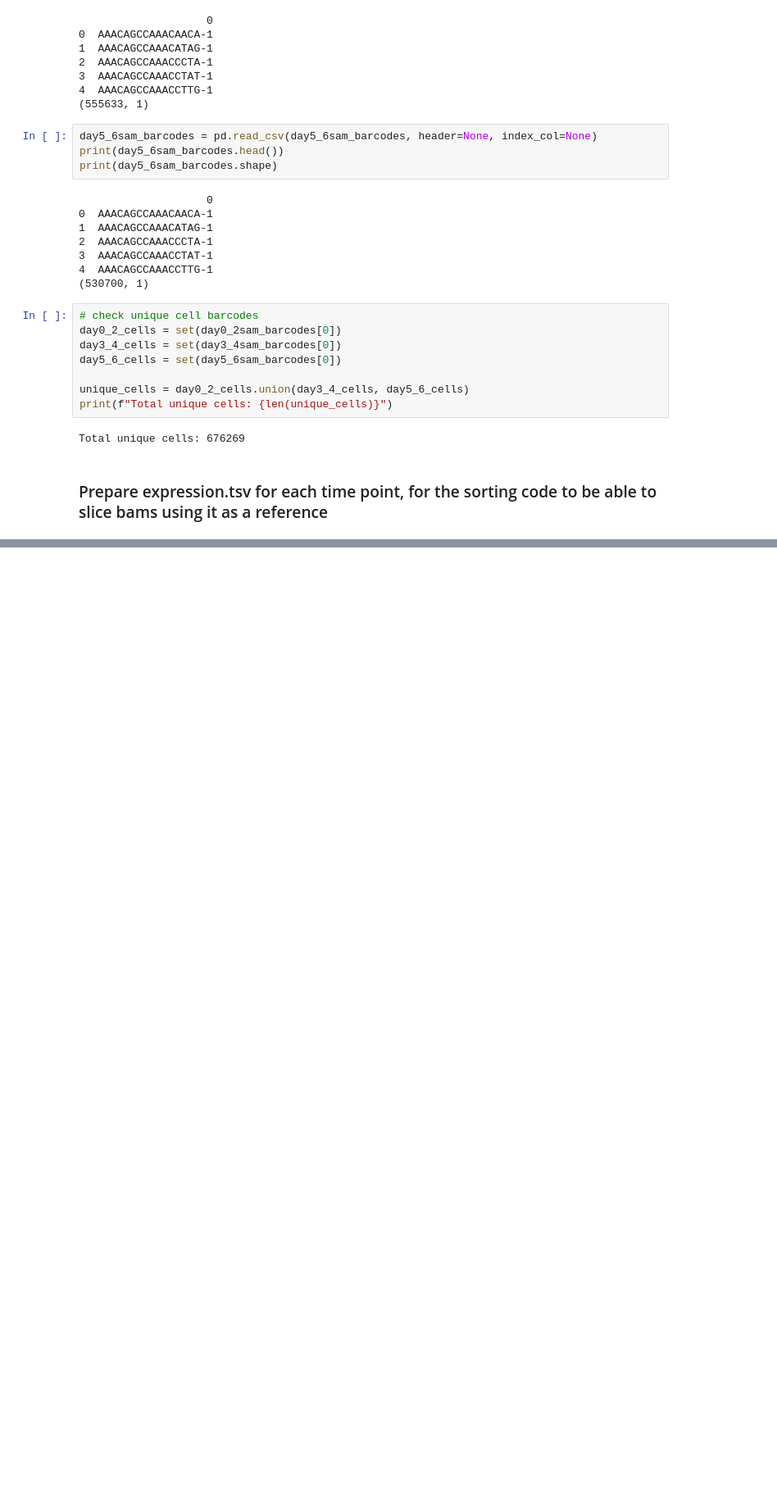
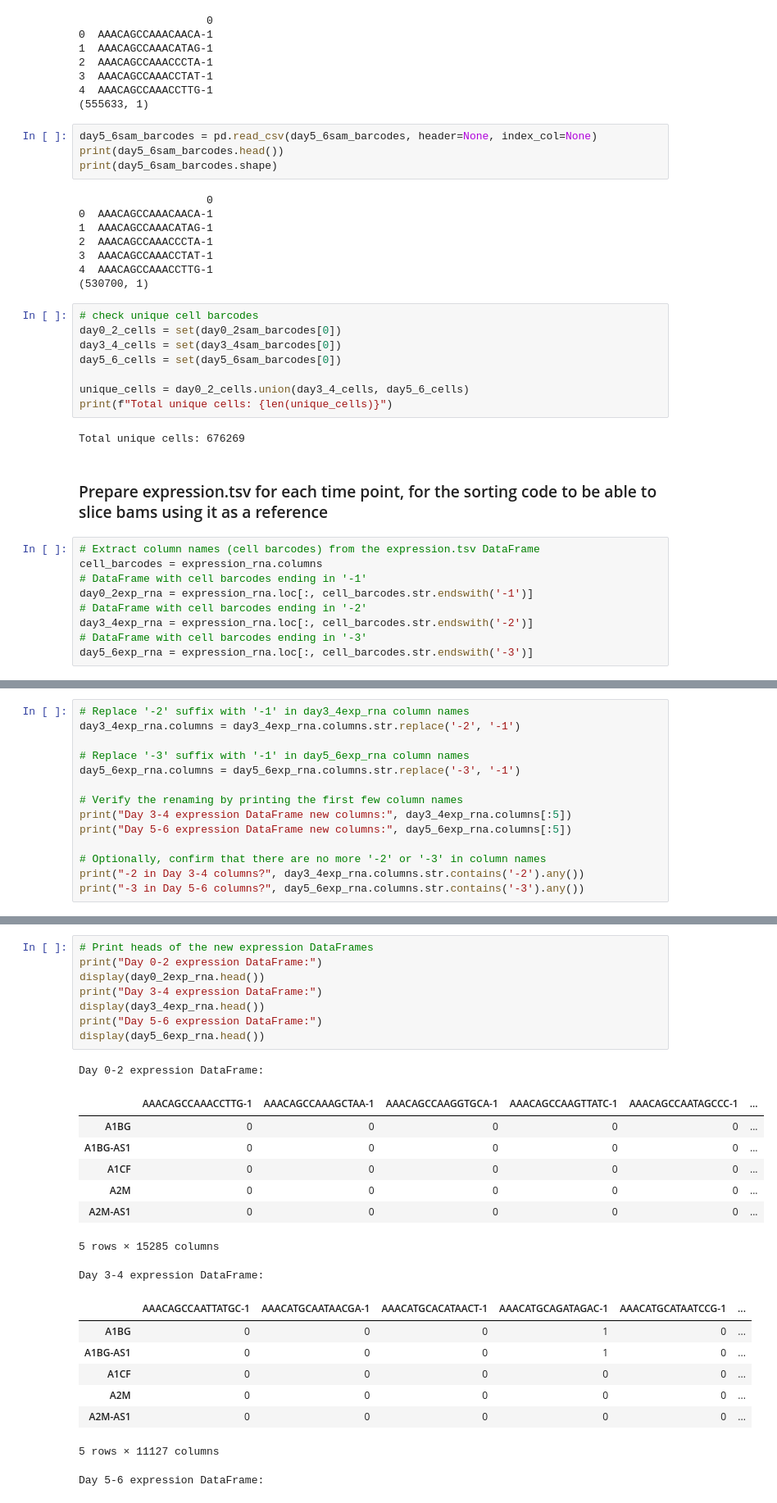
Before and after one commit to akanksha-sachan/B_Cell_States, a Jupyter notebook: multiome_dictys/py_scripts/data_prep_and_checks.ipynb, the cells around one changed output, grey strips where cells are left out. Shown at 82% size. Saved outputs shown, nothing was run; the diff lists cells and outputs as text; blank space fills up the shorter version.

```diff
--- a/multiome_dictys/py_scripts/data_prep_and_checks.ipynb
+++ b/multiome_dictys/py_scripts/data_prep_and_checks.ipynb
@@ -676,3 +699,12 @@ print(f"Total unique cells: {len(unique_cells)}")
 Total unique cells: 676269
 # %% [markdown]
 ### Prepare expression.tsv for each time point, for the sorting code to be able to slice bams using it as a reference
+# %%
+# Extract column names (cell barcodes) from the expression.tsv DataFrame
+cell_barcodes = expression_rna.columns
+# DataFrame with cell barcodes ending in '-1'
+day0_2exp_rna = expression_rna.loc[:, cell_barcodes.str.endswith('-1')]
+# DataFrame with cell barcodes ending in '-2'
+day3_4exp_rna = expression_rna.loc[:, cell_barcodes.str.endswith('-2')]
+# DataFrame with cell barcodes ending in '-3'
+day5_6exp_rna = expression_rna.loc[:, cell_barcodes.str.endswith('-3')]
@@ -678,0 +715,14 @@ Total unique cells: 676269
+# %%
+# Replace '-2' suffix with '-1' in day3_4exp_rna column names
+day3_4exp_rna.columns = day3_4exp_rna.columns.str.replace('-2', '-1')
+
+# Replace '-3' suffix with '-1' in day5_6exp_rna column names
+day5_6exp_rna.columns = day5_6exp_rna.columns.str.replace('-3', '-1')
+
+# Verify the renaming by printing the first few column names
+print("Day 3-4 expression DataFrame new columns:", day3_4exp_rna.columns[:5])
+print("Day 5-6 expression DataFrame new columns:", day5_6exp_rna.columns[:5])
+
+# Optionally, confirm that there are no more '-2' or '-3' in column names
+print("-2 in Day 3-4 columns?", day3_4exp_rna.columns.str.contains('-2').any())
+print("-3 in Day 5-6 columns?", day5_6exp_rna.columns.str.contains('-3').any())
@@ -678,0 +738,26 @@ Total unique cells: 676269
+# %%
+# Print heads of the new expression DataFrames
+print("Day 0-2 expression DataFrame:")
+display(day0_2exp_rna.head())
+print("Day 3-4 expression DataFrame:")
+display(day3_4exp_rna.head())
+print("Day 5-6 expression DataFrame:")
+display(day5_6exp_rna.head())
+# %% [output]
+Day 0-2 expression DataFrame:
+|  | AAACAGCCAAACCTTG-1 | AAACAGCCAAAGCTAA-1 | AAACAGCCAAGGTGCA-1 | AAACAGCCAAGTTATC-1 | AAACAGCCAATAGCCC-1 | ... |
+| A1BG | 0 | 0 | 0 | 0 | 0 | ... |
+| A1BG-AS1 | 0 | 0 | 0 | 0 | 0 | ... |
+| A1CF | 0 | 0 | 0 | 0 | 0 | ... |
+| A2M | 0 | 0 | 0 | 0 | 0 | ... |
+| A2M-AS1 | 0 | 0 | 0 | 0 | 0 | ... |
+5 rows × 15285 columns
+Day 3-4 expression DataFrame:
+|  | AAACAGCCAATTATGC-1 | AAACATGCAATAACGA-1 | AAACATGCACATAACT-1 | AAACATGCAGATAGAC-1 | AAACATGCATAATCCG-1 | ... |
+| A1BG | 0 | 0 | 0 | 1 | 0 | ... |
+| A1BG-AS1 | 0 | 0 | 0 | 1 | 0 | ... |
+| A1CF | 0 | 0 | 0 | 0 | 0 | ... |
+| A2M | 0 | 0 | 0 | 0 | 0 | ... |
+| A2M-AS1 | 0 | 0 | 0 | 0 | 0 | ... |
+5 rows × 11127 columns
+Day 5-6 expression DataFrame:
```
Also changed, not shown: parts of 16 cells of this notebook, 7 other files.
